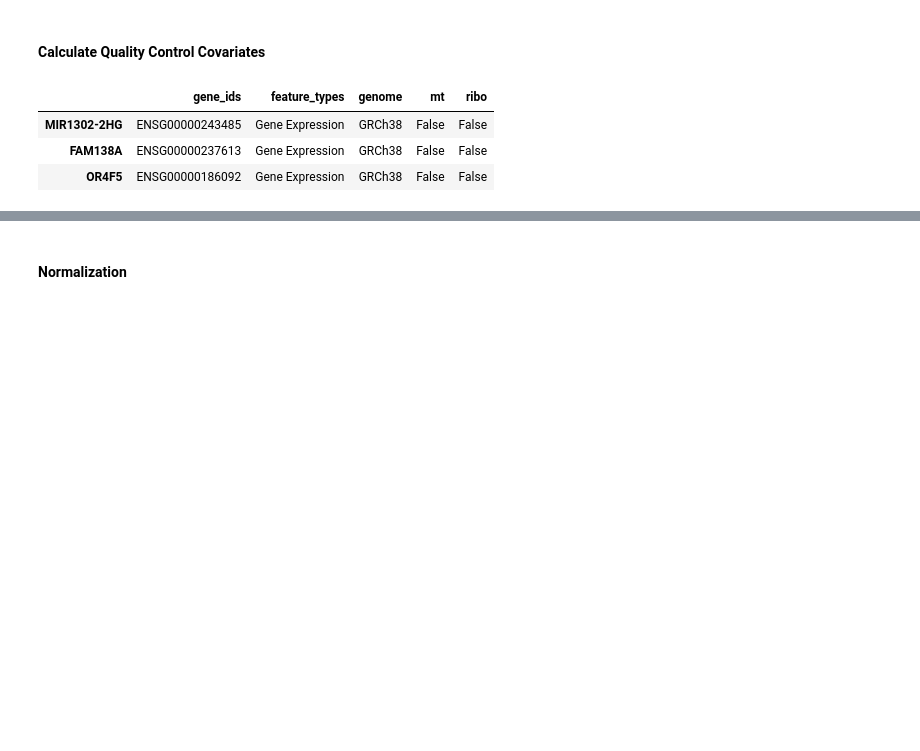
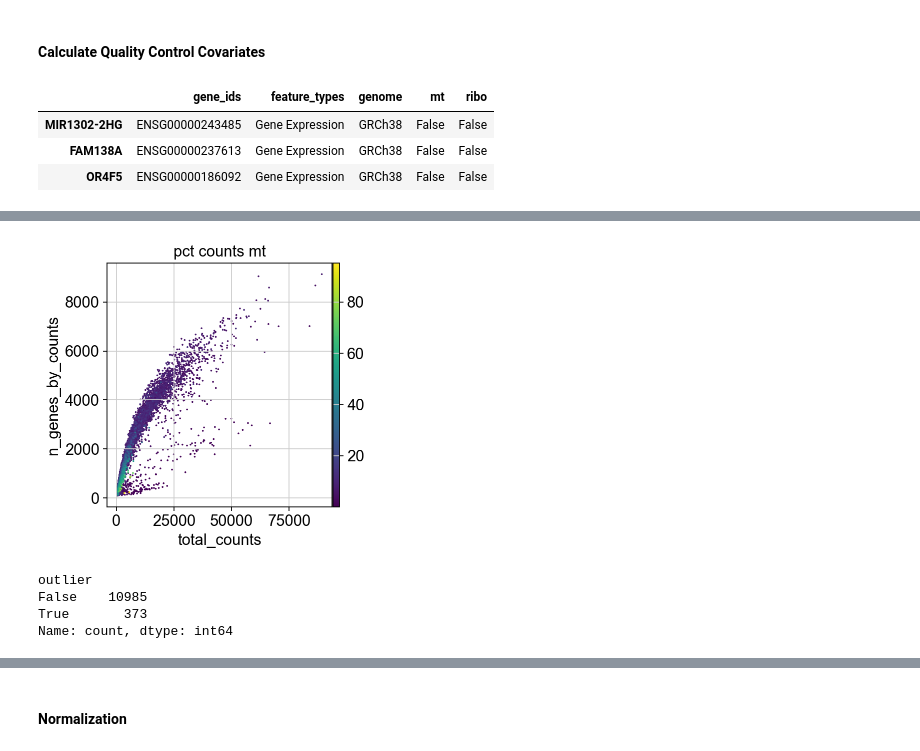
Before and after one commit to cookie1905/scRNA_analysis, a Jupyter notebook: Donor1_scRNA_seq_analysis.ipynb, the cells around one changed output, grey strips where cells are left out. Cells and saved outputs as stored; diff of their text form; code cells hidden in the pictures; blank space fills up the shorter version.

```diff
--- a/Donor1_scRNA_seq_analysis.ipynb
+++ b/Donor1_scRNA_seq_analysis.ipynb
@@ -155,14 +219,4 @@ plt.show()
 # %%
-# sc.pl.scatter(adata, "total_counts", "n_genes_by_counts", color="pct_counts_mt")
-
-ax = sc.pl.scatter(
-    adata,
-    "total_counts",
-    "n_genes_by_counts",
-    color="pct_counts_mt",
-    show=False
-)
-ax.axvline(x=80000, color="red", linestyle="--", linewidth=1)
-ax.axhline(y=9000, color="blue", linestyle="--", linewidth=1)
-
-plt.show()
+sc.pl.scatter(adata, "total_counts", "n_genes_by_counts", color="pct_counts_mt")
+# %% [output]
+[figure, added]
@@ -184,0 +233,11 @@ adata
+# %%
+adata.obs["outlier"] = (
+    is_outlier(adata, "total_counts")
+    | is_outlier(adata, "n_genes_by_counts")
+)
+adata.obs.outlier.value_counts()
+# %% [output]
+outlier
+False    10985
+True       373
+Name: count, dtype: int64
```
Also changed, not shown: parts of 55 cells of this notebook, 4 other files.
